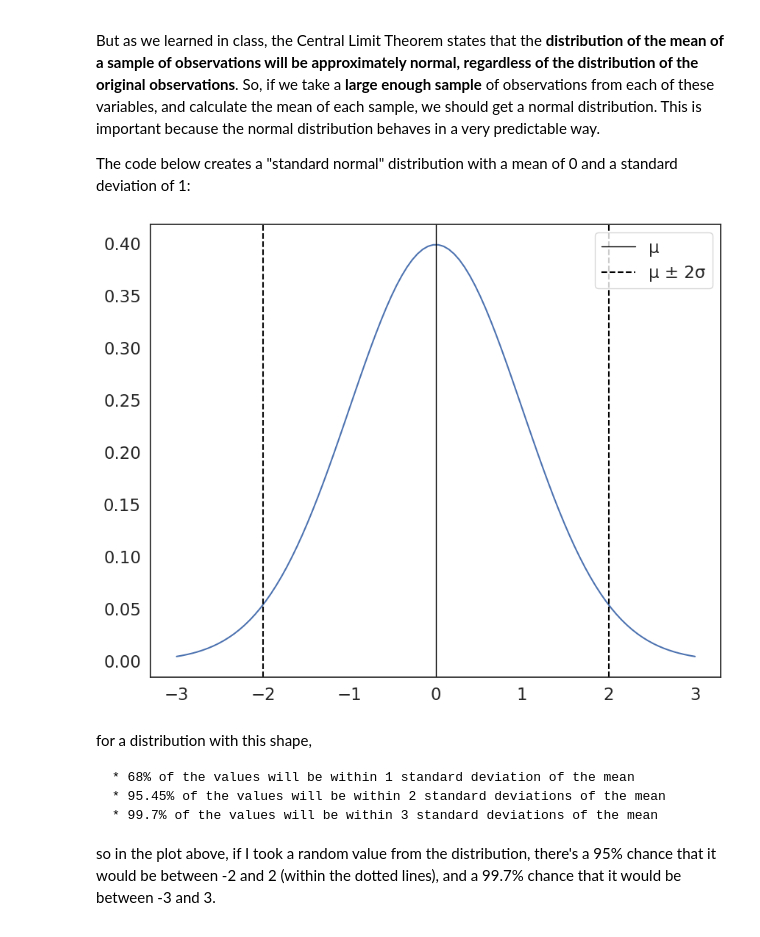
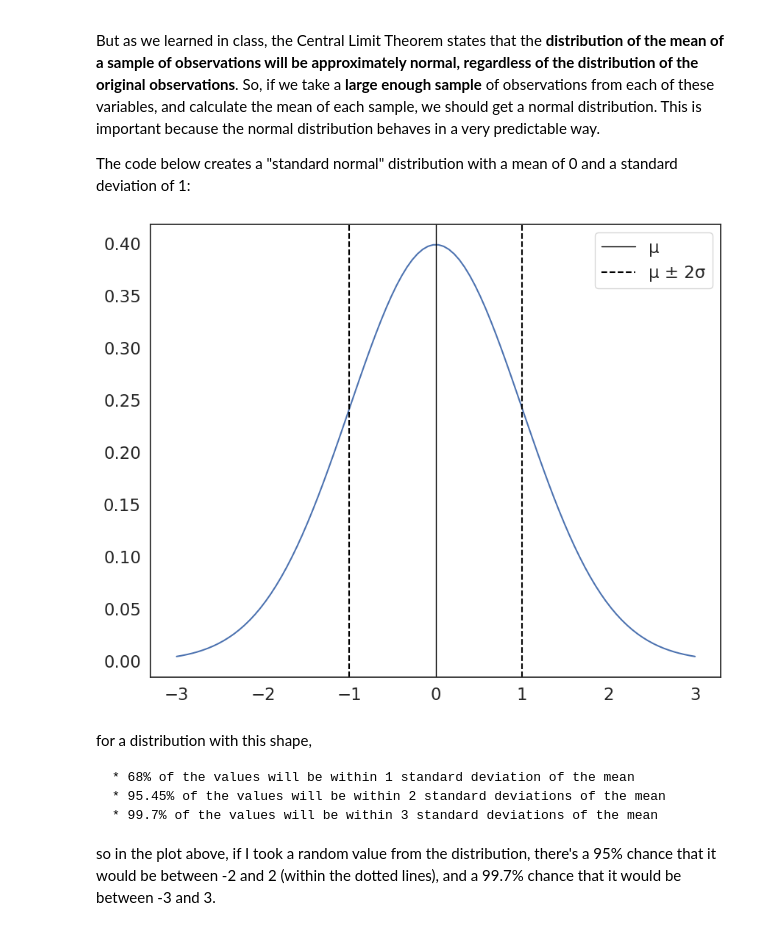
Before and after one commit to rebeccarlredmayne-cmd/QM2, a Jupyter notebook: copy_of_w5_distributions_and_basic_statistics.ipynb, the cells around one changed output. Saved outputs shown, nothing was run; the diff lists cells and outputs as text; code cells hidden in the pictures.

```diff
--- a/copy_of_w5_distributions_and_basic_statistics.ipynb
+++ b/copy_of_w5_distributions_and_basic_statistics.ipynb
@@ -361,15 +361,15 @@ The code below creates a "standard normal" distribution with a mean of 0 and a s
 # %%
 mu, se= 0, 1 # create two variables, a mean "mu" equal to zero, and standard deviation "se" equal to 1
 x = np.linspace(mu - 3*se, mu + 3*se, 100) # create a range of values from -3 to 3 standard deviations
 
 plt.plot(x, norm.pdf(x, mu, se)) # plot the normal distribution
 plt.axvline(mu, color='black', linestyle='solid', linewidth=1,label='µ')  # plot a vertical line at the mean
-plt.axvline(mu-se*2, color='black', linestyle='dashed', linewidth=1.5,label='µ ± 2σ') # plot a vertical line at the mean plus 2 standard deviations
-plt.axvline(mu+se*2, color='black', linestyle='dashed', linewidth=1.5)  # plot a vertical line at the mean minus 2 standard deviations
+plt.axvline(mu-se*1, color='black', linestyle='dashed', linewidth=1.5,label='µ ± 2σ') # plot a vertical line at the mean plus 2 standard deviations
+plt.axvline(mu+se*1, color='black', linestyle='dashed', linewidth=1.5)  # plot a vertical line at the mean minus 2 standard deviations
 plt.legend()
 plt.show()
 # %% [output]
-[figure, old version]
+[figure, new version]
 # %% [markdown]
 for a distribution with this shape,
 
```
Also changed, not shown: parts of 4 cells of this notebook.
